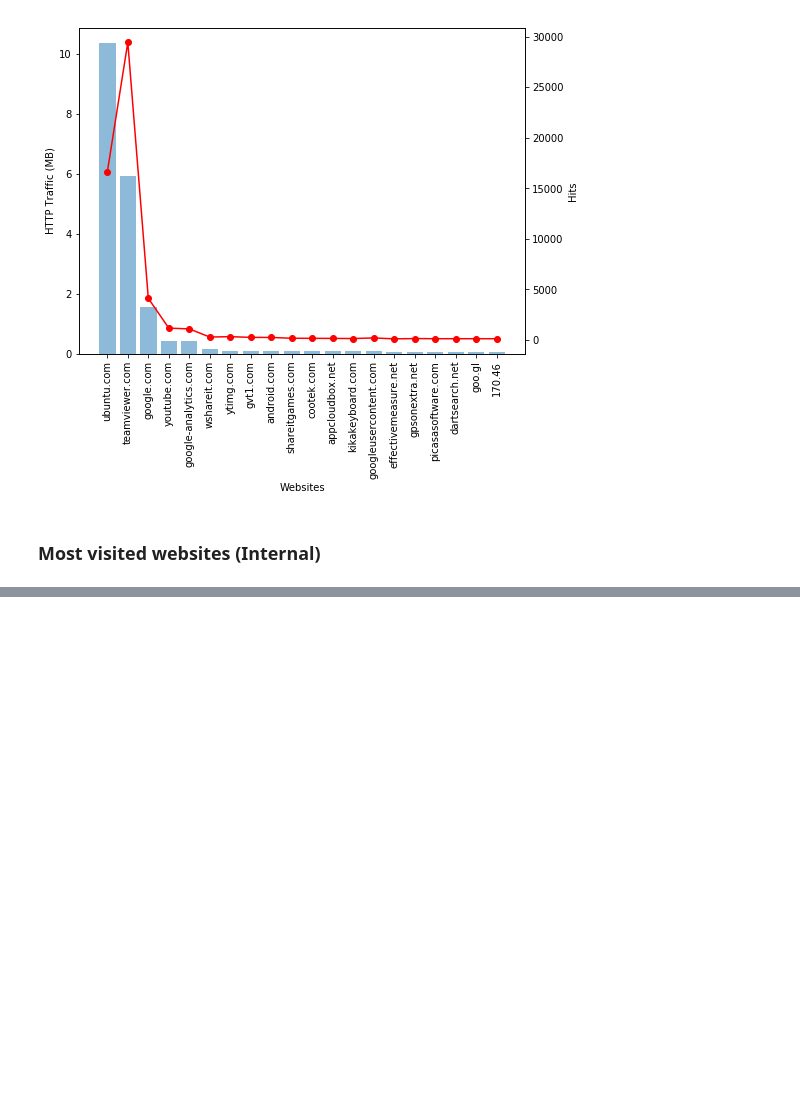
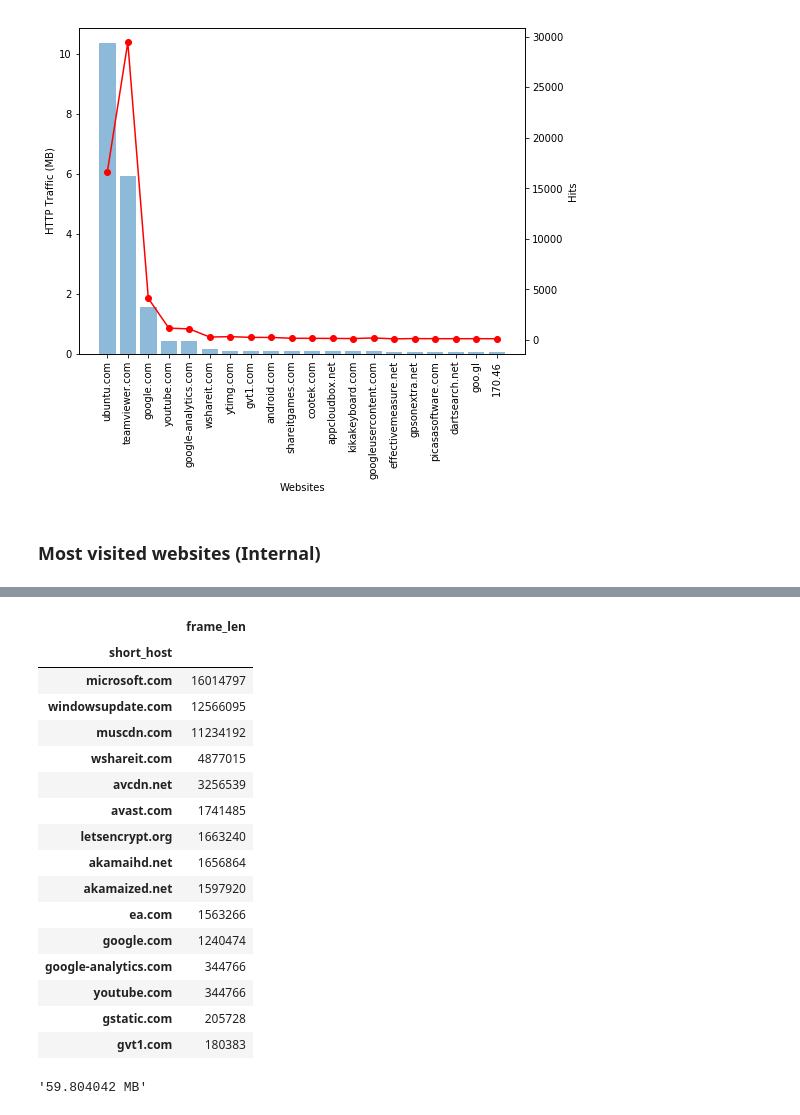
Before and after one commit to amreesh/inethi-traffic-analysis, a Jupyter notebook: web-traffic-analysis.ipynb, the cells around one changed output, grey strips where cells are left out. Cells and saved outputs as stored; diff of their text form; code cells hidden in the pictures; blank space fills up the shorter version.

```diff
--- a/web-traffic-analysis.ipynb
+++ b/web-traffic-analysis.ipynb
@@ -464,0 +544,26 @@ plt.show()
+# %%
+df_elasticcabbage = extractUserTraffic(df_global_school, '10.5.10.12;', '2019-09-01 00:00:00', '2019-09-02 00:00:00')
+# %%
+df_elasticcabbage[:15]
+# %% [output]
+|  | frame_len |
+| short_host |  |
+| microsoft.com | 16014797 |
+| windowsupdate.com | 12566095 |
+| muscdn.com | 11234192 |
+| wshareit.com | 4877015 |
+| avcdn.net | 3256539 |
+| avast.com | 1741485 |
+| letsencrypt.org | 1663240 |
+| akamaihd.net | 1656864 |
+| akamaized.net | 1597920 |
+| ea.com | 1563266 |
+| google.com | 1240474 |
+| google-analytics.com | 344766 |
+| youtube.com | 344766 |
+| gstatic.com | 205728 |
+| gvt1.com | 180383 |
+# %%
+str(df_elasticcabbage.frame_len.sum()/1e+6) + " MB"
+# %% [output]
+'59.804042 MB'
```
Also changed, not shown: parts of 27 cells of this notebook, 2 other files.
